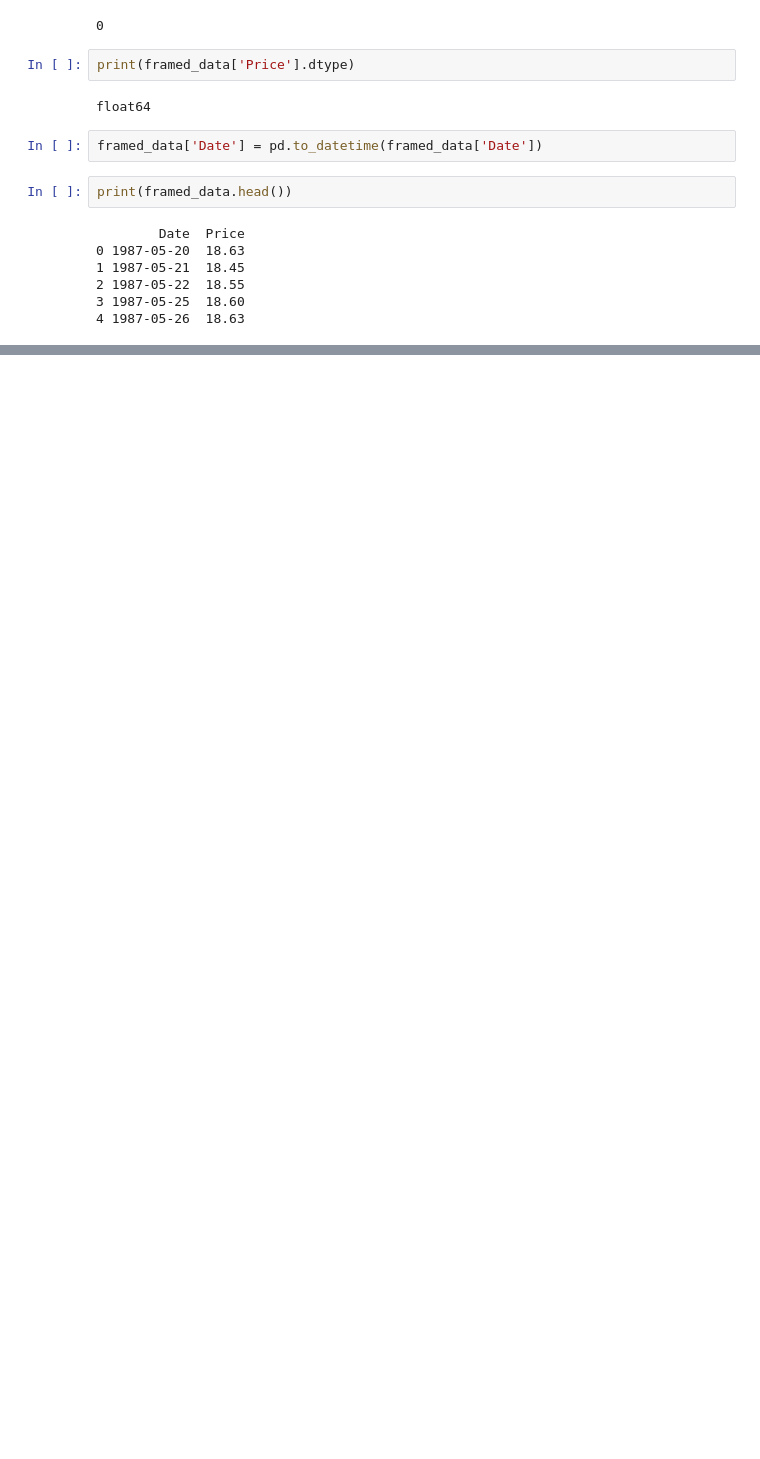
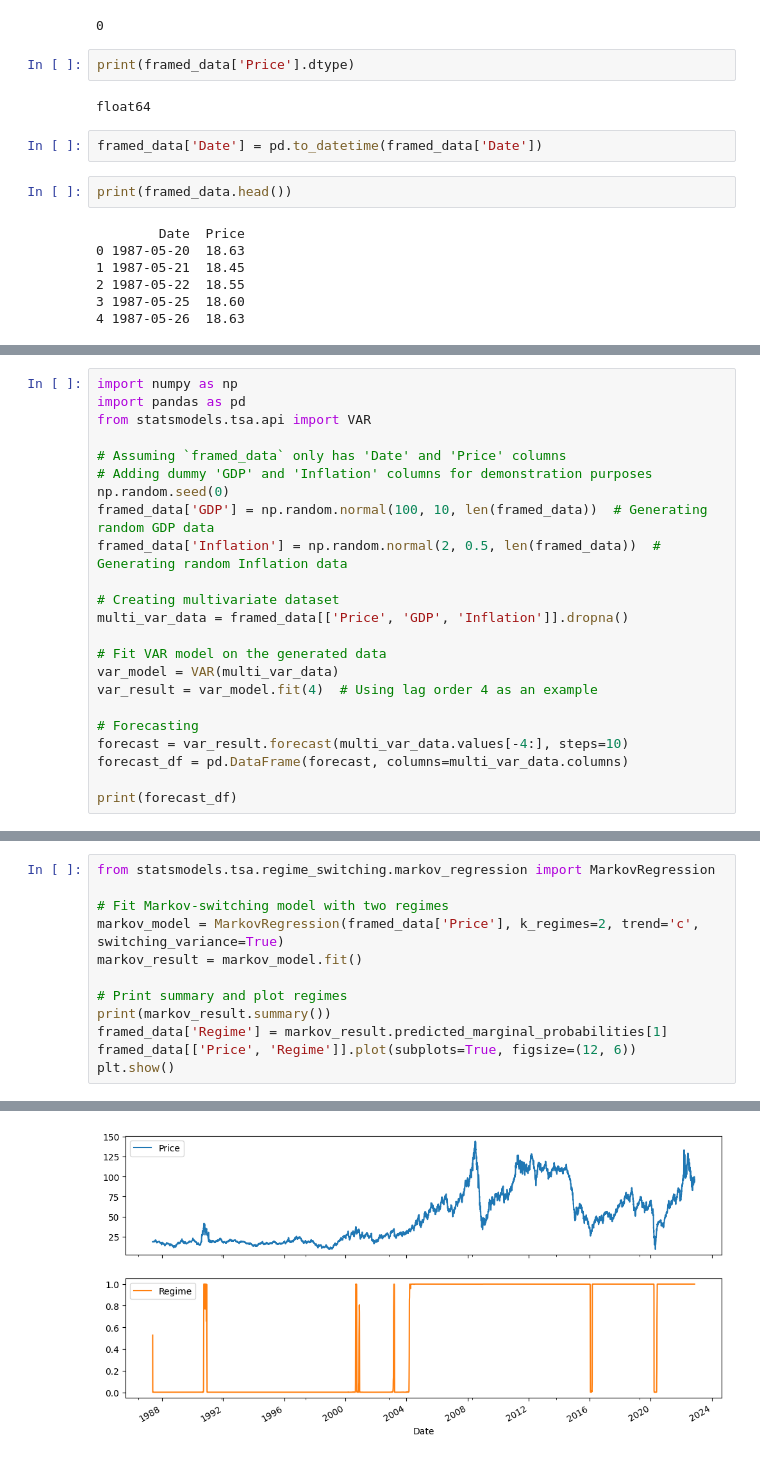
Before and after one commit to Gede-A/Change-point-and-statistical-model, a Jupyter notebook: notebooks/Untitled.ipynb, the cells around one changed output, grey strips where cells are left out. Drawn from its saved outputs; the diff is of its cells as text; blank space fills up the shorter version.

```diff
--- a/notebooks/Untitled.ipynb
+++ b/notebooks/Untitled.ipynb
@@ -37,0 +78,23 @@ print(framed_data.head())
+# %%
+import numpy as np
+import pandas as pd
+from statsmodels.tsa.api import VAR
+
+# Assuming `framed_data` only has 'Date' and 'Price' columns
+# Adding dummy 'GDP' and 'Inflation' columns for demonstration purposes
+np.random.seed(0)
+framed_data['GDP'] = np.random.normal(100, 10, len(framed_data))  # Generating random GDP data
+framed_data['Inflation'] = np.random.normal(2, 0.5, len(framed_data))  # Generating random Inflation data
+
+# Creating multivariate dataset
+multi_var_data = framed_data[['Price', 'GDP', 'Inflation']].dropna()
+
+# Fit VAR model on the generated data
+var_model = VAR(multi_var_data)
+var_result = var_model.fit(4)  # Using lag order 4 as an example
+
+# Forecasting
+forecast = var_result.forecast(multi_var_data.values[-4:], steps=10)
+forecast_df = pd.DataFrame(forecast, columns=multi_var_data.columns)
+
+print(forecast_df)
@@ -37,0 +113,13 @@ print(framed_data.head())
+# %%
+from statsmodels.tsa.regime_switching.markov_regression import MarkovRegression
+
+# Fit Markov-switching model with two regimes
+markov_model = MarkovRegression(framed_data['Price'], k_regimes=2, trend='c', switching_variance=True)
+markov_result = markov_model.fit()
+
+# Print summary and plot regimes
+print(markov_result.summary())
+framed_data['Regime'] = markov_result.predicted_marginal_probabilities[1]
+framed_data[['Price', 'Regime']].plot(subplots=True, figsize=(12, 6))
+plt.show()
+# %% [output]
@@ -37,0 +143 @@ print(framed_data.head())
+[figure, added]
```
Also changed, not shown: parts of 21 cells of this notebook.
